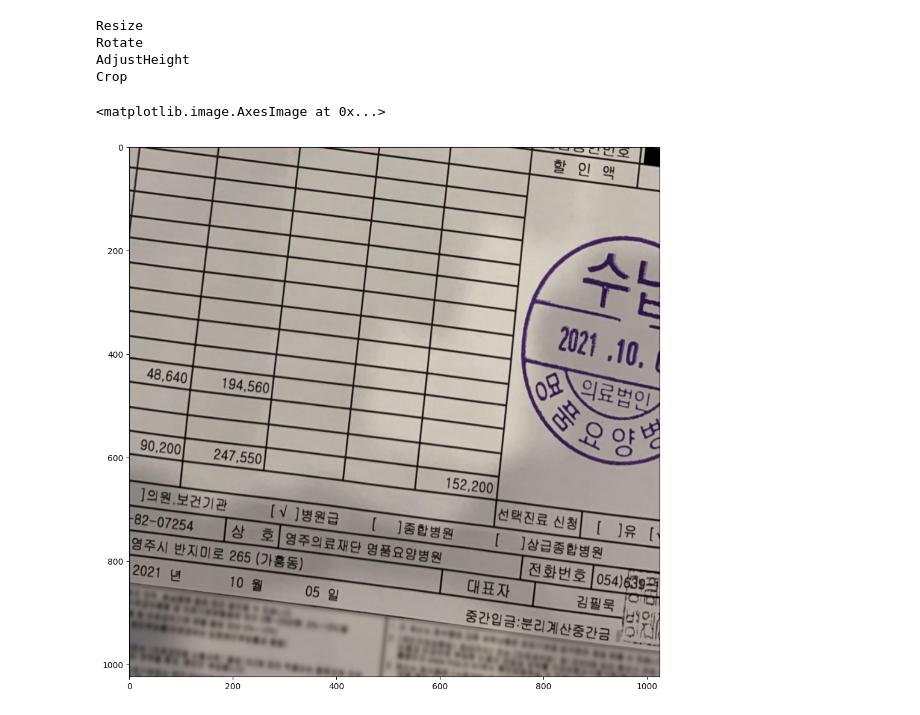
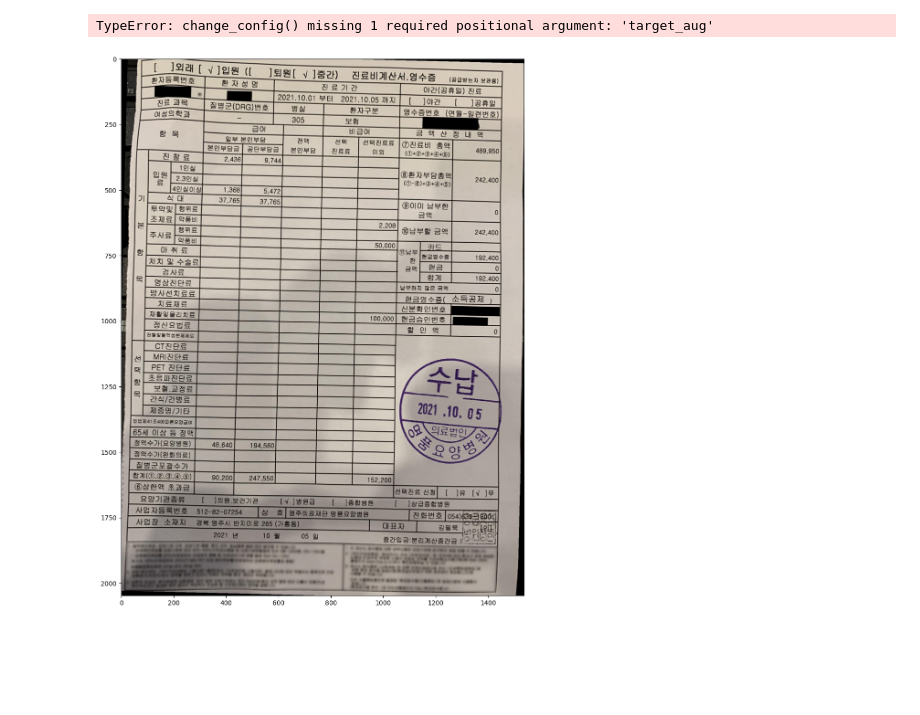
Before and after one commit to boostcampaitech5/level2_cv_datacentric-cv-01, a Jupyter notebook: input/code/augmentation/unit_test.ipynb, the cells around one changed output. Drawn from its saved outputs; the diff is of its cells as text; code cells hidden in the pictures; blank space fills up the shorter version.

```diff
--- a/input/code/augmentation/unit_test.ipynb
+++ b/input/code/augmentation/unit_test.ipynb
@@ -160,32 +160,42 @@ class SceneTextDataset(Dataset):
 # %%
 data_dir = os.environ.get('SM_CHANNEL_TRAIN', '../../data/medical')
 image_size = 2048
 input_size = 1024
 ignore_tags = ['masked', 'excluded-region', 'maintable', 'stamp']
 
 test_aug = []
-test_aug = ['Resize','Rotate','AdjustHeight','Crop',"OnlyBlack"]
+test_aug = ['Resize','Rotate']
 
 dataset = SceneTextDataset(
 data_dir,
 split='train',
 image_size=image_size,
 crop_size=input_size,
 ignore_tags=ignore_tags,
 aug_list=test_aug,
 polygon_masking=False
 )
 
 idx=93
 img=dataset[idx]
 
 plt.figure(figsize=(25,40))
 plt.subplot(1,2,1)
 plt.imshow(img[0])
+
+change_config({"Rotate":{"angle_range":50}},"Resize")
+img=dataset[idx]
+plt.subplot(1,2,2)
+plt.imshow(img[0])
+
+# aug_list = ['Resize']
+# dataset.aug_list=aug_list
+# idx=93
+# img=dataset[idx]
+
+# plt.figure(figsize=(25,40))
+# plt.subplot(1,2,2)
+# plt.imshow(img[0])
 # %% [output]
-Resize
-Rotate
-AdjustHeight
-Crop
+TypeError: change_config() missing 1 required positional argument: 'target_aug'
-<matplotlib.image.AxesImage at 0x...>
-[figure, old version]
+[figure, new version]
```
Also changed, not shown: 1 other file.
